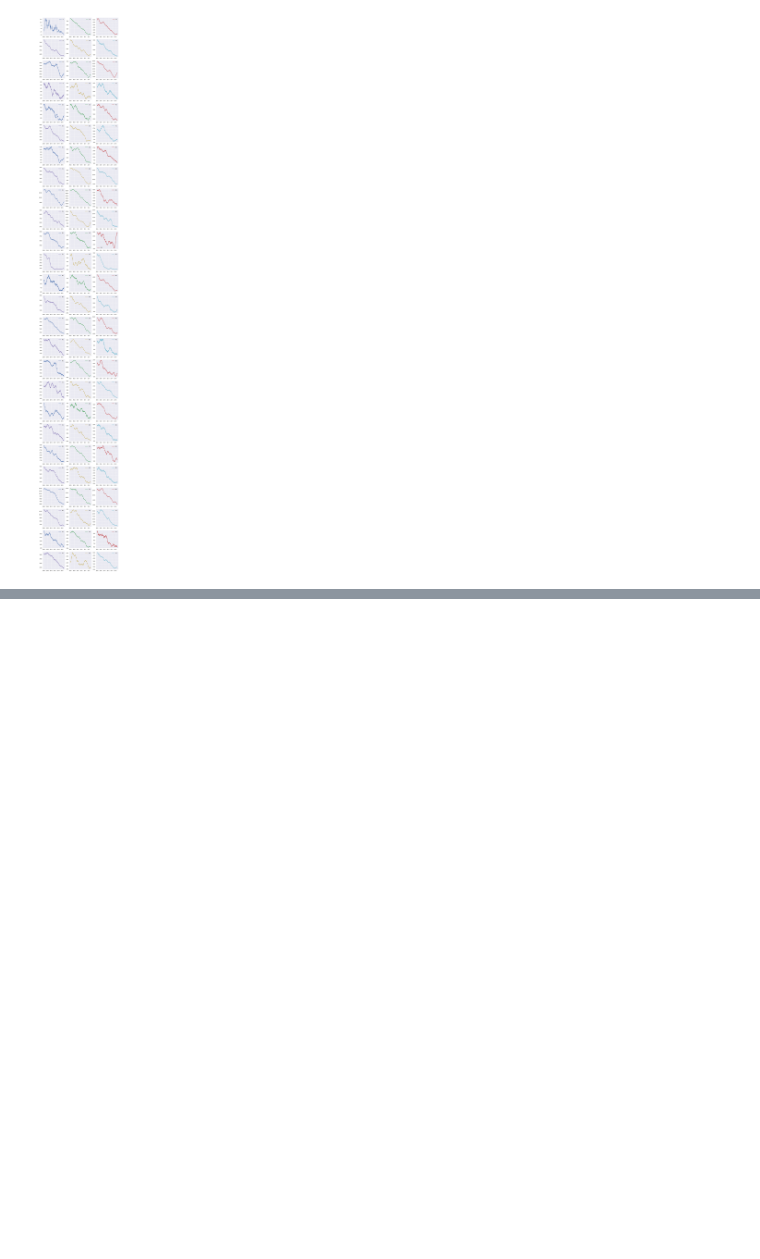
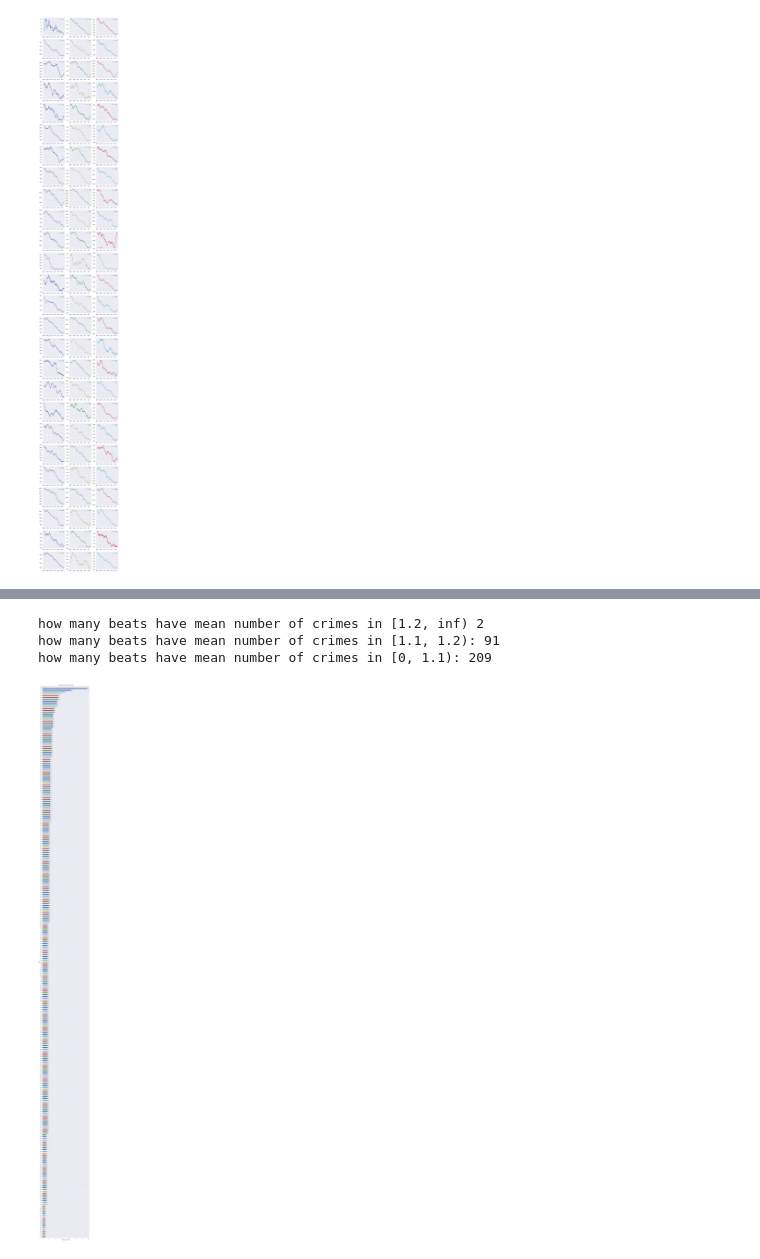
Before and after one commit to dempsy95/cs4266_finalproject, a Jupyter notebook: Problem1-2.ipynb, the cells around one changed output, grey strips where cells are left out. Saved outputs shown, nothing was run; the diff lists cells and outputs as text; code cells hidden in the pictures; blank space fills up the shorter version.

```diff
--- a/Problem1-2.ipynb
+++ b/Problem1-2.ipynb
@@ -207,0 +198,24 @@ plo = crimes_count_date.rolling(365).sum().plot(figsize=(12, 90), subplots=True,
+# %%
+p3 = len(mean_crimes_per_hour[mean_crimes_per_hour >= 1.20])
+tmp = mean_crimes_per_hour[mean_crimes_per_hour >= 1.1]
+p2 = len(tmp[tmp < 1.2])
+p1 = len(mean_crimes_per_hour[mean_crimes_per_hour < 1.1])
+print("how many beats have mean number of crimes in [1.2, inf)", p3)
+print("how many beats have mean number of crimes in [1.1, 1.2):", p2)
+print("how many beats have mean number of crimes in [0, 1.1):", p1)
+# %% [output]
+how many beats have mean number of crimes in [1.2, inf) 2
+how many beats have mean number of crimes in [1.1, 1.2): 91
+how many beats have mean number of crimes in [0, 1.1): 209
+# %%
+plt.figure(figsize=(10,120))
+max_crimes_per_hour = grouped.apply(lambda x: x.groupby([x['Y/M/D/H']]).size().max()).sort_values(ascending=True)
+ax = max_crimes_per_hour.plot(kind='barh')
+for i in ax.patches:
+    ax.text(i.get_width()+.05, i.get_y()+0.01, str(round(i.get_width(),4)), fontsize = 12, color = 'dimgrey')
+plt.title('Mean Number of crimes by Beat')
+plt.ylabel('Beat')
+plt.xlabel('Number of crimes')
+plt.show()
+# %% [output]
+[figure, added]
```
Also changed, not shown: parts of 17 cells of this notebook, 1 other file.
